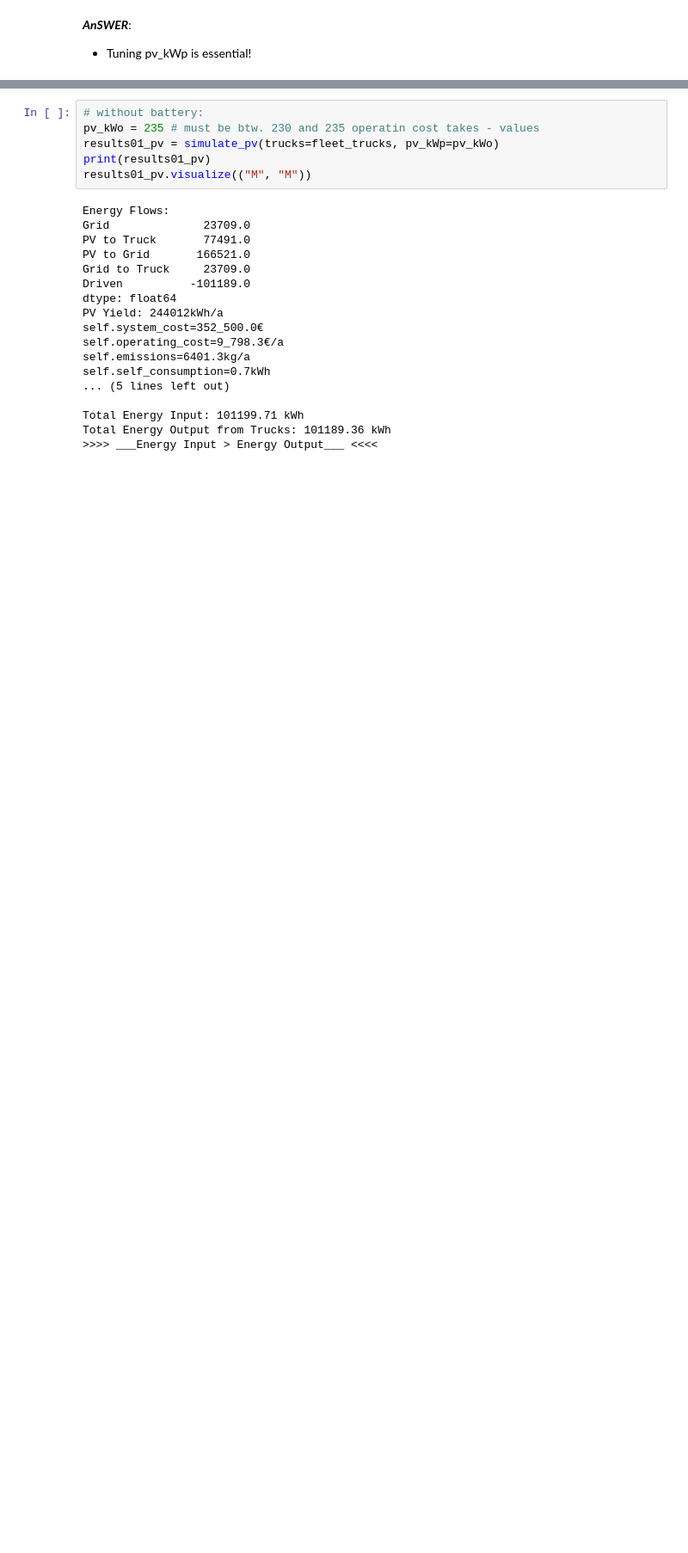
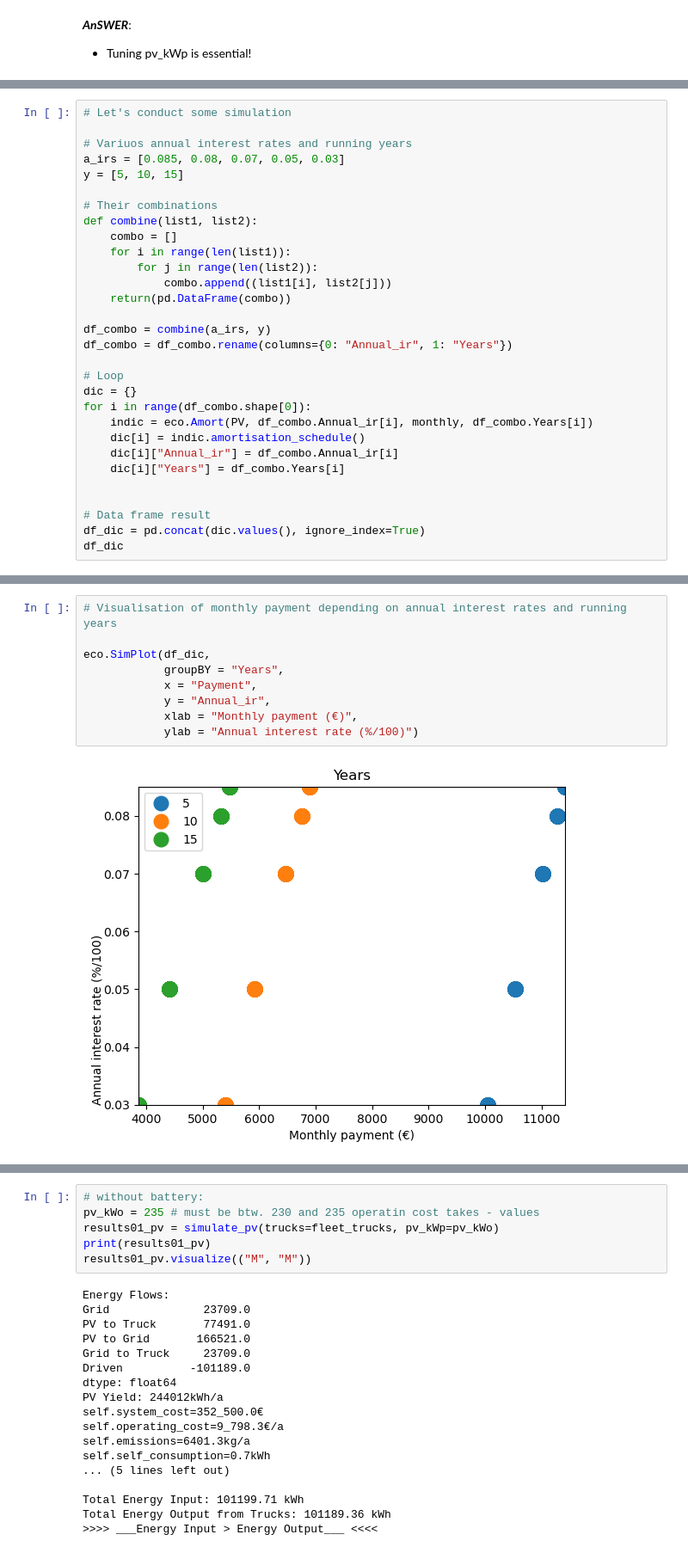
Before and after one commit to DijoG/SimMod_E-Post, a Jupyter notebook: ipynb_Loesung/final.ipynb, the cells around one changed output, grey strips where cells are left out. Shown at 86% size. Drawn from its saved outputs; the diff is of its cells as text; blank space fills up the shorter version.

```diff
--- a/ipynb_Loesung/final.ipynb
+++ b/ipynb_Loesung/final.ipynb
@@ -442,0 +483,30 @@ Total Energy Output from Trucks: 143757.28 kWh
+# %%
+# Let's conduct some simulation
+
+# Variuos annual interest rates and running years
+a_irs = [0.085, 0.08, 0.07, 0.05, 0.03]
+y = [5, 10, 15]
+
+# Their combinations
+def combine(list1, list2):
+    combo = []
+    for i in range(len(list1)):
+        for j in range(len(list2)):
+            combo.append((list1[i], list2[j]))
+    return(pd.DataFrame(combo))
+
+df_combo = combine(a_irs, y)
+df_combo = df_combo.rename(columns={0: "Annual_ir", 1: "Years"})
+
+# Loop
+dic = {}
+for i in range(df_combo.shape[0]):
+    indic = eco.Amort(PV, df_combo.Annual_ir[i], monthly, df_combo.Years[i])
+    dic[i] = indic.amortisation_schedule()
+    dic[i]["Annual_ir"] = df_combo.Annual_ir[i]
+    dic[i]["Years"] = df_combo.Years[i]
+
+
+# Data frame result
+df_dic = pd.concat(dic.values(), ignore_index=True)
+df_dic
@@ -442,0 +527,11 @@ Total Energy Output from Trucks: 143757.28 kWh
+# %%
+# Visualisation of monthly payment depending on annual interest rates and running years
+
+eco.SimPlot(df_dic,
+            groupBY = "Years",
+            x = "Payment",
+            y = "Annual_ir",
+            xlab = "Monthly payment (€)",
+            ylab = "Annual interest rate (%/100)")
+# %% [output]
+[figure, added]
```
Also changed, not shown: parts of 17 cells of this notebook, 5 other files.
